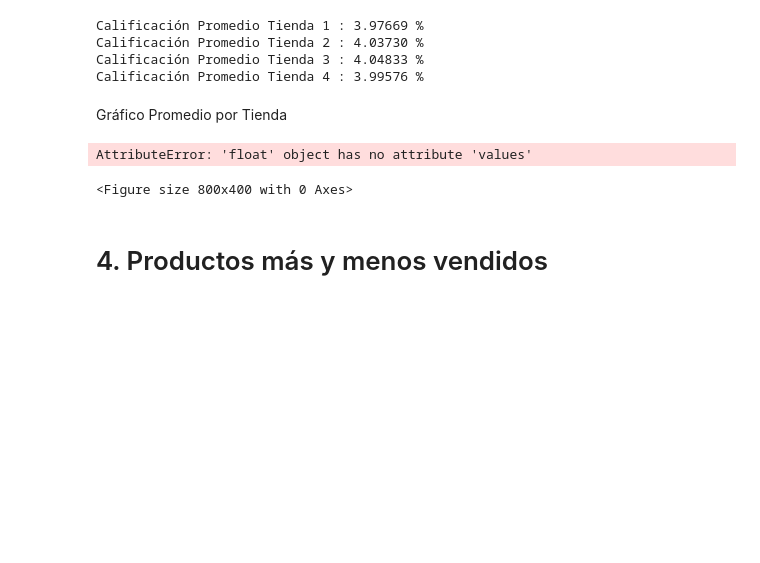
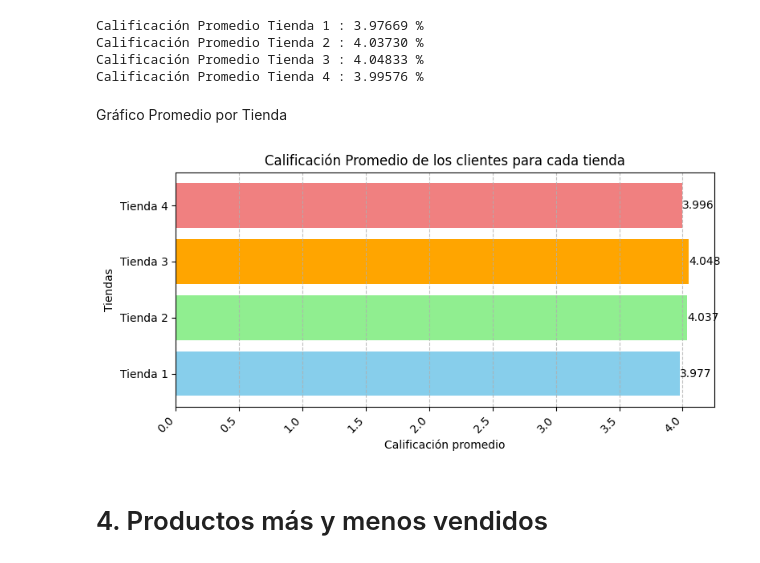
Before and after one commit to andrespipe94/AluraStore-challenge1, a Jupyter notebook: AluraStoreLatam.ipynb, the cells around one changed output. Cells and saved outputs as stored; diff of their text form; code cells hidden in the pictures; blank space fills up the shorter version.

```diff
--- a/AluraStoreLatam.ipynb
+++ b/AluraStoreLatam.ipynb
@@ -410,25 +410,39 @@ Calificación Promedio Tienda 4 : 3.99576 %
 Gráfico Promedio por Tienda
 # %%
 import matplotlib.pyplot as plt
-import matplotlib.colors as mcolors
 
-tiendas = ['Tienda 1', 'Tienda 2', 'Tienda 3', 'Tienda 4']
-plt.figure(figsize=(8,4))
-bars = plt.barh(tiendas, promedio.values , color= mcolors.BASE_COLORS) # Use plt.barh for horizontal bars
-plt.xlabel('Calificación promedio') # X-axis label for horizontal bar chart
-plt.ylabel('Tiendas') # Y-axis label for horizontal bar chart
+# Recrear el Series original (copia de la celda 67, SIN el bucle)
+promediot1 = tienda1['Calificación'].mean()
+promediot2 = tienda2['Calificación'].mean()
+promediot3 = tienda3['Calificación'].mean()
+promediot4 = tienda4['Calificación'].mean()
+
+promedio_series = pd.Series({
+    'Tienda 1': promediot1,
+    'Tienda 2': promediot2,
+    'Tienda 3': promediot3,
+    'Tienda 4': promediot4
+})
+
+# Gráfico
+plt.figure(figsize=(8, 4))
+bars = plt.barh(promedio_series.index, promedio_series.values,
+                color=['skyblue', 'lightgreen', 'orange', 'lightcoral'])
+plt.xlabel('Calificación promedio')
+plt.ylabel('Tiendas')
 plt.title('Calificación Promedio de los clientes para cada tienda')
 
-# Correctly position labels for horizontal bars
+# Labels en barras
 for bar in bars:
     width = bar.get_width()
-    plt.text(width , bar.get_y() + bar.get_height()/2, f'{width:.3f}',rotation=45, va='center', ha='left')
+    plt.text(width, bar.get_y() + bar.get_height()/2, f'{width:.3f}',
+             rotation=0, va='center', ha='left')
+
 plt.xticks(rotation=45, ha='right')
 plt.grid(axis='x', linestyle='--', alpha=0.8)
 plt.tight_layout()
 plt.show()
 # %% [output]
-AttributeError: 'float' object has no attribute 'values'
-<Figure size 800x400 with 0 Axes>
+[figure, added]
 # %% [markdown]
 # 4. Productos más y menos vendidos
```
Also changed, not shown: parts of 4 cells of this notebook.
